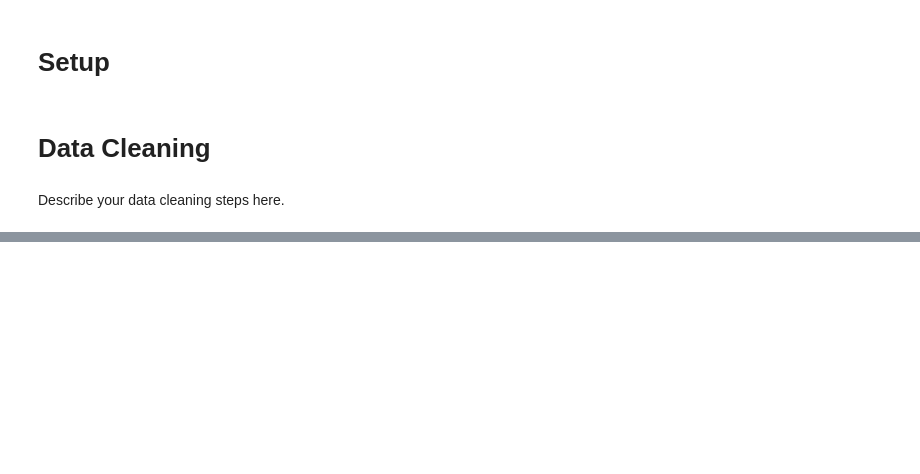
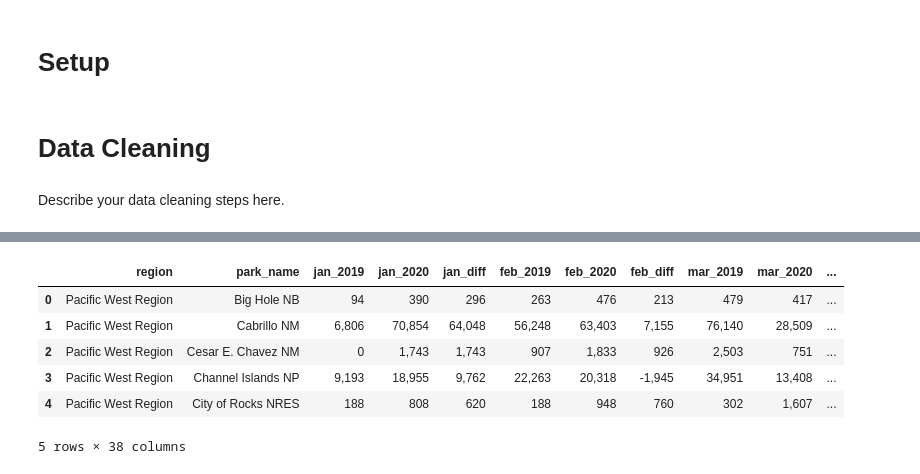
Before and after one commit to mqdhilla/COGS108_Repo, a Jupyter notebook: DataCheckpointGroup043-Wi22.ipynb, the cells around one changed output, grey strips where cells are left out. Drawn from its saved outputs; the diff is of its cells as text; code cells hidden in the pictures; blank space fills up the shorter version.

```diff
--- a/DataCheckpointGroup043-Wi22.ipynb
+++ b/DataCheckpointGroup043-Wi22.ipynb
@@ -185,0 +223,16 @@ complete_df
+# %%
+condition_pacwest = complete_df['region'] == 'Pacific West  Region'
+pacwest_df = complete_df[condition_pacwest].reset_index().drop(labels='index', axis=1)
+
+condition_intmtn = complete_df['region'] == 'Intermountain  Region'
+intmtn_df = complete_df[condition_intmtn].reset_index().drop(labels='index', axis=1)
+# %%
+pacwest_df.head()
+# %% [output]
+|  | region | park_name | jan_2019 | jan_2020 | jan_diff | feb_2019 | feb_2020 | feb_diff | mar_2019 | mar_2020 | ... |
+| 0 | Pacific West Region | Big Hole NB | 94 | 390 | 296 | 263 | 476 | 213 | 479 | 417 | ... |
+| 1 | Pacific West Region | Cabrillo NM | 6,806 | 70,854 | 64,048 | 56,248 | 63,403 | 7,155 | 76,140 | 28,509 | ... |
+| 2 | Pacific West Region | Cesar E. Chavez NM | 0 | 1,743 | 1,743 | 907 | 1,833 | 926 | 2,503 | 751 | ... |
+| 3 | Pacific West Region | Channel Islands NP | 9,193 | 18,955 | 9,762 | 22,263 | 20,318 | -1,945 | 34,951 | 13,408 | ... |
+| 4 | Pacific West Region | City of Rocks NRES | 188 | 808 | 620 | 188 | 948 | 760 | 302 | 1,607 | ... |
+5 rows × 38 columns
```
Also changed, not shown: parts of 12 cells of this notebook.
